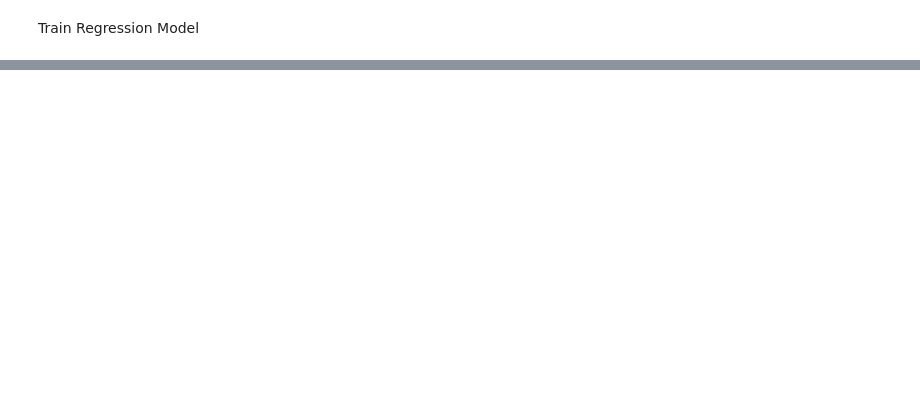
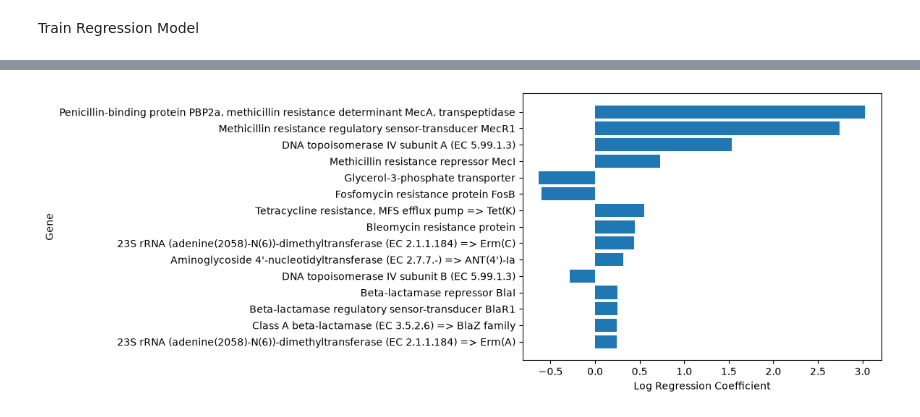
Before and after one commit to maximilienT/AntibioticResistancePredictor, a Jupyter notebook: AnitioticResistancePredictor.ipynb, the cells around one changed output, grey strips where cells are left out. Drawn from its saved outputs; the diff is of its cells as text; code cells hidden in the pictures; blank space fills up the shorter version.

Commit message:
Log regression run, added visual of feature importance 062126

```diff
--- a/AnitioticResistancePredictor.ipynb
+++ b/AnitioticResistancePredictor.ipynb
@@ -321,7 +321,7 @@ from sklearn.model_selection import train_test_split
 X = dataset.iloc[:,:-1]
 y = dataset.iloc[:,-1]
 
-y = y.replace({"Resistant" : 1, "Susceptible": 0})
+y = y.replace({"Resistant" : 1, "Susceptible": 0}).astype(int)
 # print(y.unique())
 
 X_train, X_test, y_train, y_test = train_test_split(
@@ -355,3 +354,18 @@ Resistant Phenotype
 Name: count, dtype: int64
 # %% [markdown]
 Train Regression Model
+# %%
+from sklearn.linear_model import LogisticRegression
+from sklearn.metrics import accuracy_score, f1_score, roc_auc_score, confusion_matrix
+
+logreg_model = LogisticRegression(max_iter=1000)
+logreg_model.fit(X_train, y_train)
+
+y_pred = logreg_model.predict(X_test)
+y_pred_proba = logreg_model.predict_proba(X_test)[:, 1]  # probability of class 1 (Resistant)
+
+print("Accuracy:", accuracy_score(y_test, y_pred))
+print("F1 score:", f1_score(y_test, y_pred))
+print("AUC:", roc_auc_score(y_test, y_pred_proba))
+print("\nConfusion matrix:")
+print(confusion_matrix(y_test, y_pred))
@@ -357,0 +384,14 @@ Train Regression Model
+# %%
+import pandas as pd
+
+# Pair each feature name with its coefficient
+coef_df = pd.DataFrame({
+    'feature': X_train.columns,
+    'coefficient': logreg_model.coef_[0]
+})
+
+# Sort by absolute value to get most influential features (positive or negative)
+coef_df['abs_coefficient'] = coef_df['coefficient'].abs()
+coef_df = coef_df.sort_values('abs_coefficient', ascending=False)
+
+print(coef_df.head(20))
@@ -357,0 +432,15 @@ Train Regression Model
+# %%
+import matplotlib.pyplot as plt
+
+top = coef_df.iloc[0:15,:]
+
+plt.barh(top['feature'], top['coefficient'])
+
+plt.xlabel('Log Regression Coefficient')
+plt.ylabel('Gene')
+plt.gca().invert_yaxis()
+plt.tight_layout()
+
+plt.show()
+# %% [output]
+[figure, added]
```
Also changed, not shown: parts of 7 cells of this notebook.
